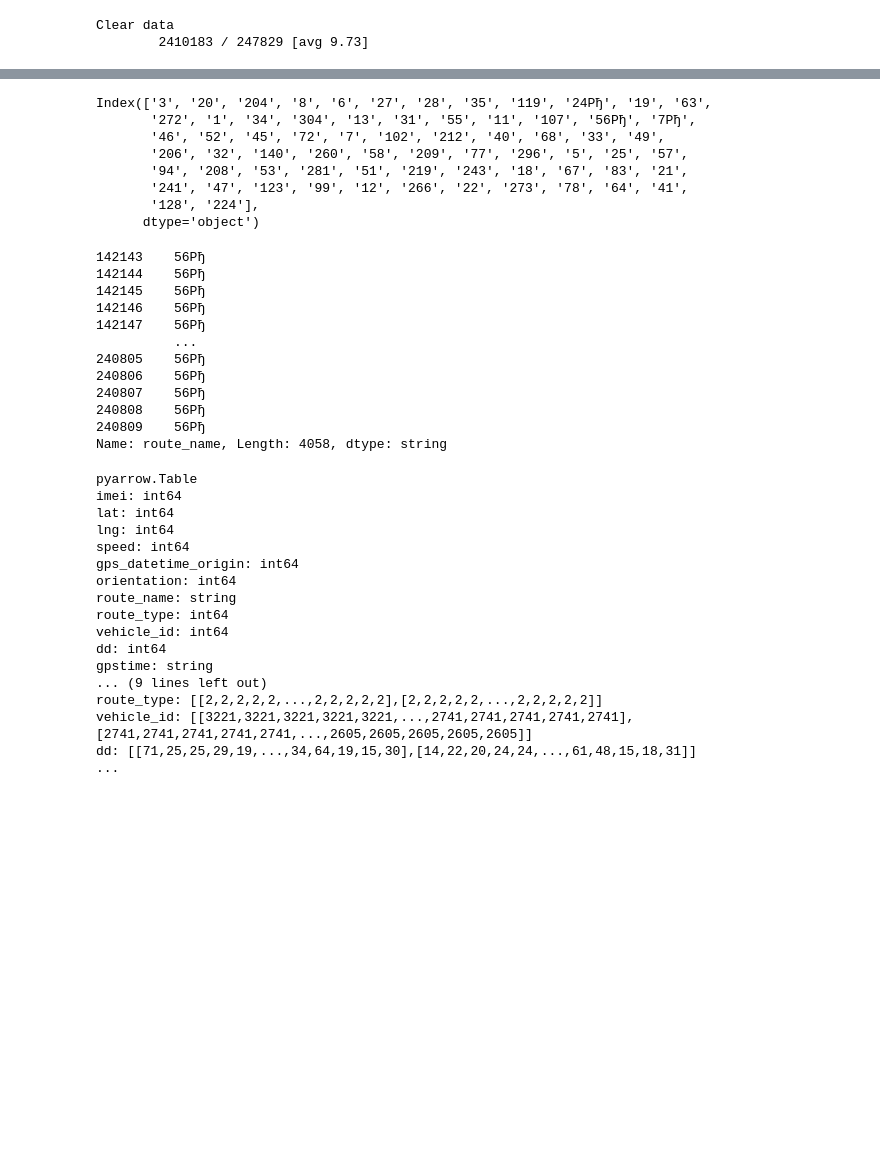
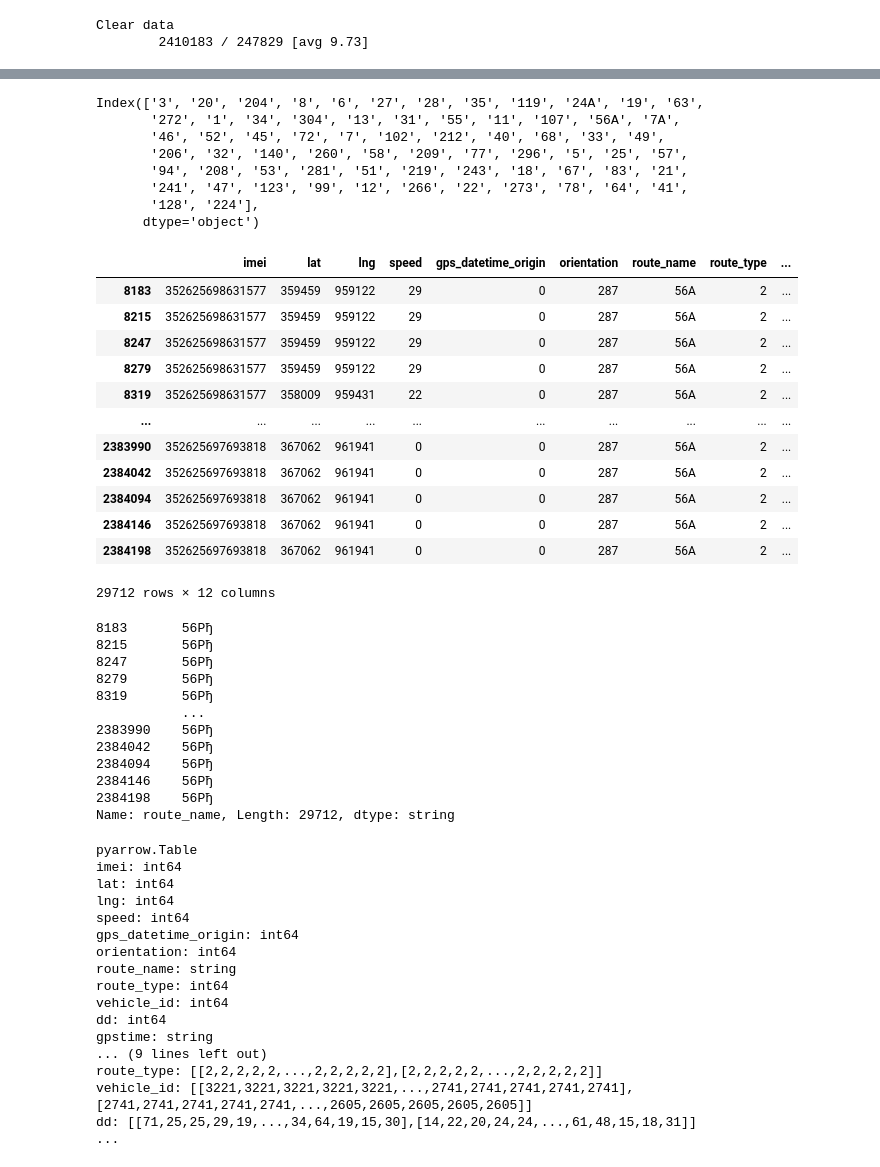
Before and after one commit to vadyusikh/PTETA, a Jupyter notebook: notebooks/kharkiv/Load data to ASW.ipynb, the cells around one changed output, grey strips where cells are left out. Cells and saved outputs as stored; diff of their text form; code cells hidden in the pictures; blank space fills up the shorter version.

Commit message:
add vehicle fix for kharkiv and other minor updates

```diff
--- a/notebooks/kharkiv/Load data to ASW.ipynb
+++ b/notebooks/kharkiv/Load data to ASW.ipynb
@@ -28,7 +19,7 @@ def load_responses(resp_path):
     resp_tm = datetime.strptime(resp_path.name[6:-5], '%Y-%m-%d %H;%M;%S')
     resp_tm_str = resp_tm.replace(tzinfo=tzlocal()).isoformat()
 
-    with open(resp_path) as f:
+    with open(resp_path, 'r', encoding='utf-8' ) as f:
         resp = json.load(f)
         if ("rows" in resp) and (resp["rows"]):
             return [row + [resp['timestamp'], resp_tm_str]
@@ -108,7 +101,7 @@ kharkiv_folders_list = sorted(kharkiv_folder_list,
                         key=lambda p: datetime.strptime(p.name[11:], '%d_%b_%Y'))
 # kharkiv_folders_list
 
-for folder_path in tqdm(kharkiv_folders_list[:-1]):
+for folder_path in tqdm(kharkiv_folders_list[:1]):
     print(f"Processing '{folder_path}'")
     df = accumulate_responses_from_folder(folder_path)
     df.to_parquet(folder_path.parent/'archive/origin'/(folder_path.name + '_origin.parquet'))
@@ -135,8 +132,16 @@ Clear data
 # %%
-for df_path in list((kharkiv_folder_path/'archive/origin').iterdir()):
-    df_sum = pd.read_parquet(df_path)
+kharkiv_folder_path = Path("../../data/local/jsons/kharkiv")
+# kharkiv_folder_path = Path("../../../pet_project/kharkiv")
+kharkiv_folder_list = [p for p in kharkiv_folder_path.iterdir() if "trans_data_" in p.name]
+kharkiv_folders_list = sorted(kharkiv_folder_list,
+                        key=lambda p: datetime.strptime(p.name[11:], '%d_%b_%Y'))
+# kharkiv_folders_list
 
-    df_sum.rename(columns={"vehcle_id": "vehicle_id"}, inplace=True)
-    print(f"{df_path.name}. Is vehcle_id in {'vehcle_id' in df_sum.columns}")
-    df_sum.to_parquet(df_path)
+for folder_path in tqdm(kharkiv_folders_list[:1]):
+    print(f"Processing '{folder_path}'")
+    df = accumulate_responses_from_folder(folder_path)
+#     df.to_parquet(folder_path.parent/'archive/origin'/(folder_path.name + '_origin.parquet'))
+
+    df_u = clear_data(df)
+#     df_u.to_parquet(folder_path.parent/'archive/optimized'/(folder_path.name + '_optimized.parquet'))
 # %% [output]
@@ -154,2 +161,2 @@ WindowsPath('../../data/local/jsons/kharkiv/archive/optimized/trans_data_14_FEB_
 # %%
-df = pd.read_parquet(file_path_list[-1])
+df_l = pd.read_parquet(file_path_list[-1])
@@ -156,29 +185,45 @@ df = pd.read_parquet(file_path_list[-1])
 # %%
-df['route_name'].value_counts().index
+df_l['route_name'].value_counts().index
 # %% [output]
-Index(['3', '20', '204', '8', '6', '27', '28', '35', '119', '24Рђ', '19', '63',
-       '272', '1', '34', '304', '13', '31', '55', '11', '107', '56Рђ', '7Рђ',
+Index(['3', '20', '204', '8', '6', '27', '28', '35', '119', '24А', '19', '63',
+       '272', '1', '34', '304', '13', '31', '55', '11', '107', '56А', '7А',
        '46', '52', '45', '72', '7', '102', '212', '40', '68', '33', '49',
        '206', '32', '140', '260', '58', '209', '77', '296', '5', '25', '57',
        '94', '208', '53', '281', '51', '219', '243', '18', '67', '83', '21',
        '241', '47', '123', '99', '12', '266', '22', '273', '78', '64', '41',
        '128', '224'],
       dtype='object')
+# %%
+df[df['route_name'] == '56А']
+# %% [output]
+|  | imei | lat | lng | speed | gps_datetime_origin | orientation | route_name | route_type | ... |
+| 8183 | 352625698631577 | 359459 | 959122 | 29 | 0 | 287 | 56А | 2 | ... |
+| 8215 | 352625698631577 | 359459 | 959122 | 29 | 0 | 287 | 56А | 2 | ... |
+| 8247 | 352625698631577 | 359459 | 959122 | 29 | 0 | 287 | 56А | 2 | ... |
+| 8279 | 352625698631577 | 359459 | 959122 | 29 | 0 | 287 | 56А | 2 | ... |
+| 8319 | 352625698631577 | 358009 | 959431 | 22 | 0 | 287 | 56А | 2 | ... |
+| ... | ... | ... | ... | ... | ... | ... | ... | ... | ... |
+| 2383990 | 352625697693818 | 367062 | 961941 | 0 | 0 | 287 | 56А | 2 | ... |
+| 2384042 | 352625697693818 | 367062 | 961941 | 0 | 0 | 287 | 56А | 2 | ... |
+| 2384094 | 352625697693818 | 367062 | 961941 | 0 | 0 | 287 | 56А | 2 | ... |
+| 2384146 | 352625697693818 | 367062 | 961941 | 0 | 0 | 287 | 56А | 2 | ... |
+| 2384198 | 352625697693818 | 367062 | 961941 | 0 | 0 | 287 | 56А | 2 | ... |
+29712 rows × 12 columns
 # %%
 df[df['route_name'] == '56Рђ']['route_name'].astype('string')
 # %% [output]
-142143    56Рђ
-142144    56Рђ
-142145    56Рђ
-142146    56Рђ
-142147    56Рђ
-          ...
-240805    56Рђ
-240806    56Рђ
-240807    56Рђ
-240808    56Рђ
-240809    56Рђ
-Name: route_name, Length: 4058, dtype: string
+8183       56Рђ
+8215       56Рђ
+8247       56Рђ
+8279       56Рђ
+8319       56Рђ
+           ...
+2383990    56Рђ
+2384042    56Рђ
+2384094    56Рђ
+2384146    56Рђ
+2384198    56Рђ
+Name: route_name, Length: 29712, dtype: string
 # %%
 import pyarrow.parquet as pq
 pfile = pq.read_table(file_path_list[-2])
```
Also changed, not shown: parts of 8 cells of this notebook, 3 other files.
